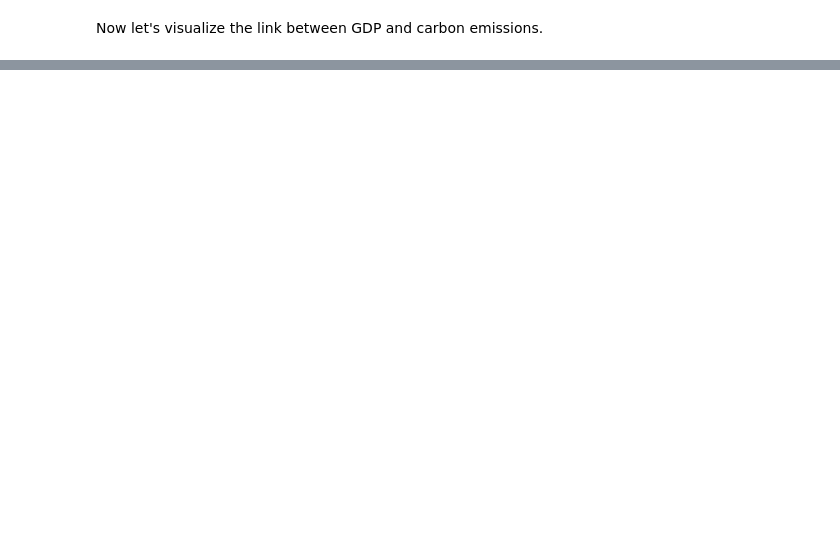
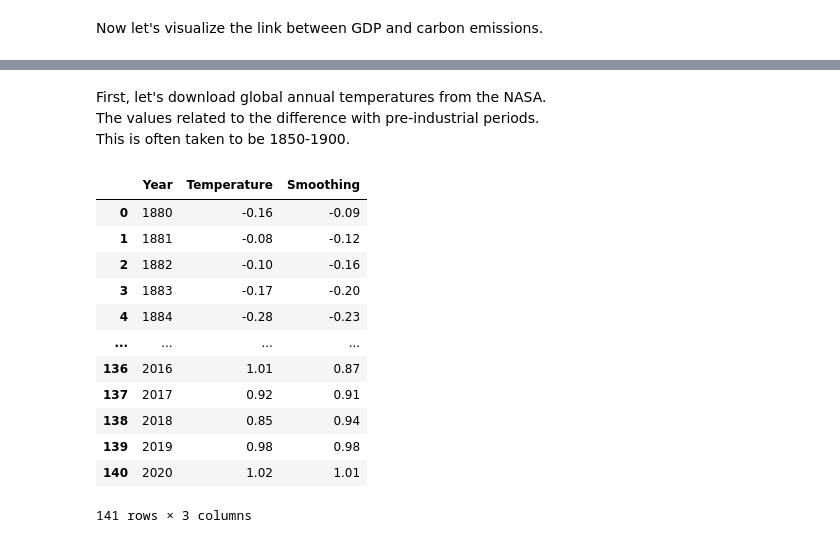
Before and after one commit to shokru/carbon_emissions, a Jupyter notebook: carbon.ipynb, the cells around one changed output, grey strips where cells are left out. Drawn from its saved outputs; the diff is of its cells as text; code cells hidden in the pictures; blank space fills up the shorter version.

```diff
--- a/carbon.ipynb
+++ b/carbon.ipynb
@@ -252,0 +258,26 @@ sns.set(rc={'figure.figsize':(13,8)})
+# %% [markdown]
+First, let's download global annual temperatures from the NASA.
+The values related to the difference with pre-industrial periods.
+This is often taken to be 1850-1900.
+# %%
+url = 'https://data.giss.nasa.gov/gistemp/graphs/graph_data/Global_Mean_Estimates_based_on_Land_and_Ocean_Data/graph.txt'
+data_temp = pd.read_csv(url, skiprows = 4, sep='\r\t')
+data_temp = data_temp.iloc[0:,0].str.split(expand = True)
+data_temp = data_temp.rename(columns = {0: 'Year', 1: 'Temperature', 2: 'Smoothing'})
+data_temp['Temperature'] = pd.to_numeric(data_temp['Temperature']) # Translate to number
+data_temp['Year'] = pd.to_numeric(data_temp['Year'])               # Translate to number
+data_temp
+# %% [output]
+|  | Year | Temperature | Smoothing |
+| 0 | 1880 | -0.16 | -0.09 |
+| 1 | 1881 | -0.08 | -0.12 |
+| 2 | 1882 | -0.10 | -0.16 |
+| 3 | 1883 | -0.17 | -0.20 |
+| 4 | 1884 | -0.28 | -0.23 |
+| ... | ... | ... | ... |
+| 136 | 2016 | 1.01 | 0.87 |
+| 137 | 2017 | 0.92 | 0.91 |
+| 138 | 2018 | 0.85 | 0.94 |
+| 139 | 2019 | 0.98 | 0.98 |
+| 140 | 2020 | 1.02 | 1.01 |
+141 rows × 3 columns
```
Also changed, not shown: parts of 7 cells of this notebook.
